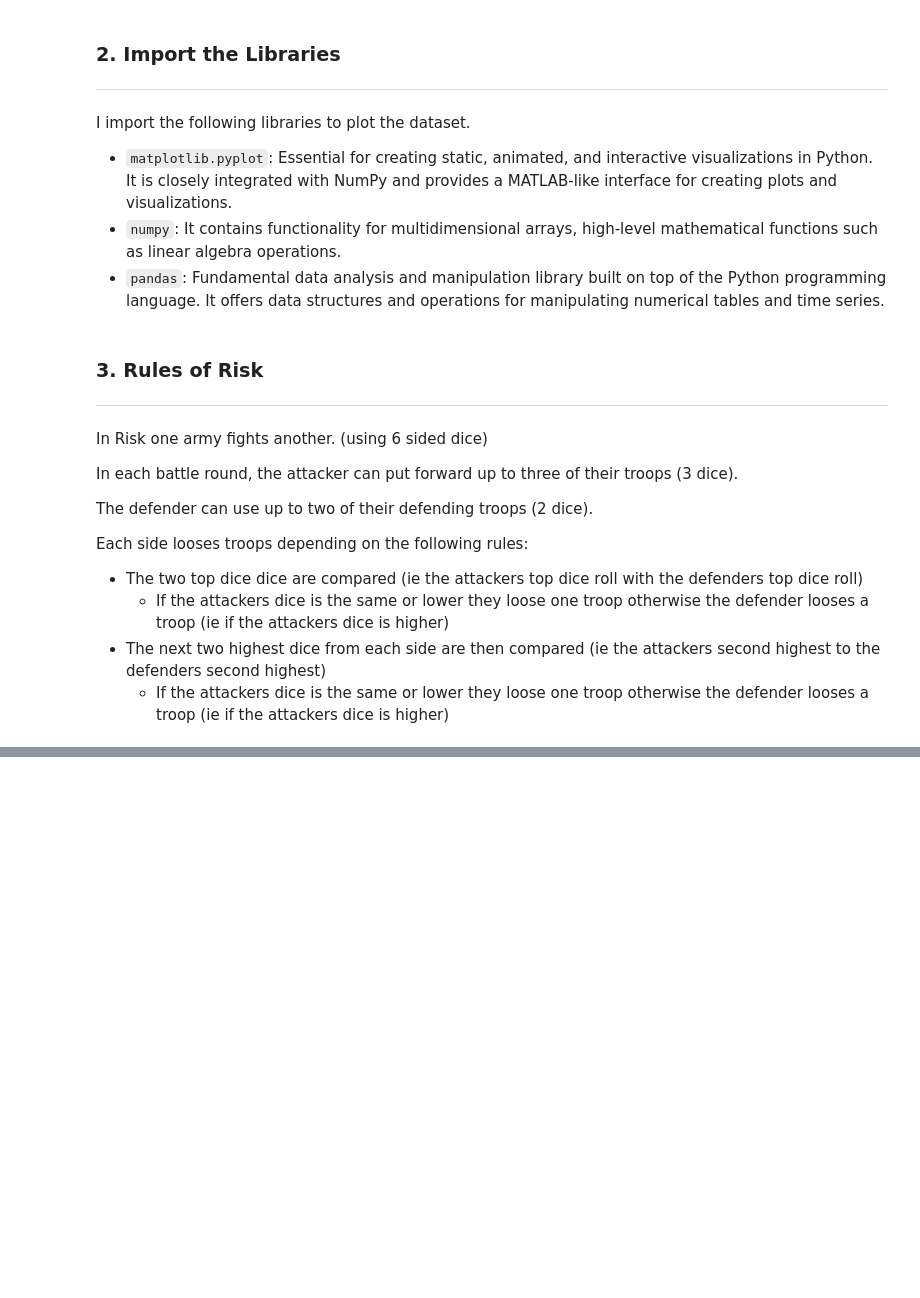
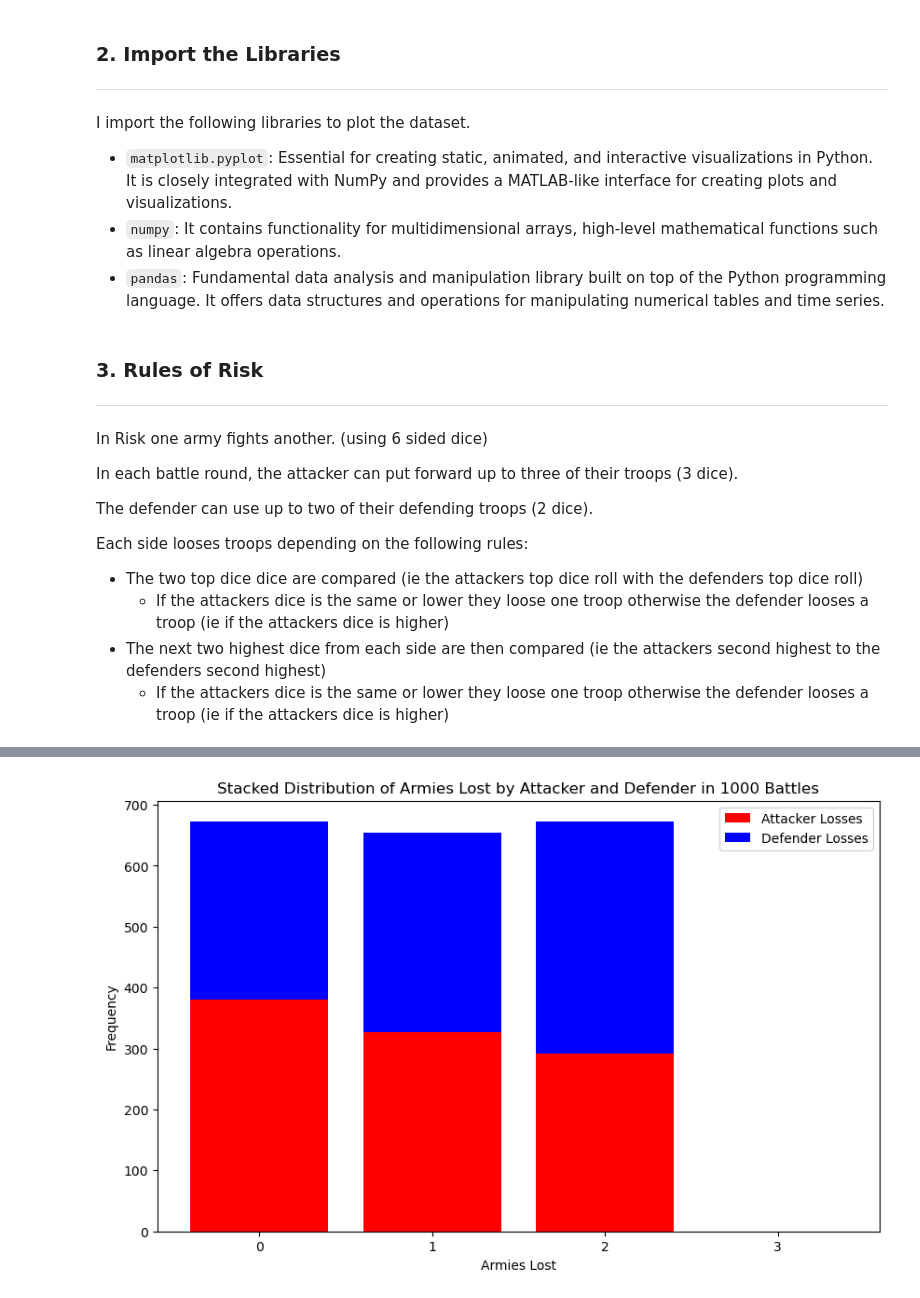
Before and after one commit to SBCURLEY/PFDA-assignments, a Jupyter notebook: assignment_5_risk.ipynb, the cells around one changed output, grey strips where cells are left out. Saved outputs shown, nothing was run; the diff lists cells and outputs as text; code cells hidden in the pictures; blank space fills up the shorter version.

```diff
--- a/assignment_5_risk.ipynb
+++ b/assignment_5_risk.ipynb
@@ -48,0 +85,81 @@ Each side looses troops depending on the following rules:
+# %%
+# Researching
+def simulate_battle():
+
+    attacker = np.random.randint(1, 7, 3)                   # generates an array of three random integers between 1 and 6 for the attacker’s dice.
+    defender = np.random.randint(1, 7, 2)                   # same for attacker
+
+    a = np.sort(attacker)[::-1]                             # sort attackers scores in descending order
+    b = np.sort(defender)[::-1]                             # sort defenders scores in descending order
+
+    attacker_score = 0                                      # counters - starting point is zero
+    defender_score = 0                                      # counters - starting point is zero
+
+    for i, j in zip(a, b):                                  # zip (a, b) pairs each sorted attacker roll with a defender roll. (descending above)
+        if i > j:                                           # if the attackers roll i is greater than the defenders roll j
+            defender_score += 1                             # the defender loses an army
+        else:
+            attacker_score += 1                             # otherwise the attacker loses an army
+
+    return attacker_score, defender_score                   # returns total losses
+
+def simulate_battles(n_rounds):
+    attacker_losses = np.zeros(n_rounds, dtype=int)         # stores the number of armies lost by the attacker
+    defender_losses = np.zeros(n_rounds, dtype=int)         # stores the number of armies lost by the defender
+
+    for i in range(n_rounds):                               # simulate each round of battle
+        attacker_loss, defender_loss = simulate_battle()
+        attacker_losses[i] = attacker_loss                  # results are stored
+        defender_losses[i] = defender_loss                  # results are stored
+
+    return attacker_losses, defender_losses                 # Returns the total number of armies lost by each side in each battle.
+
+# Simulate 1000 battles
+n_rounds = 1000
+attacker_losses, defender_losses = simulate_battles(n_rounds)
+
+# Count occurrences of each loss amount for both attacker and defender
+attacker_loss_counts = [np.sum(attacker_losses == i) for i in range(4)]         # generates values from 0 to 3
+defender_loss_counts = [np.sum(defender_losses == i) for i in range(3)]         # generates values from 0 to 2
+
+# Plotting with bar plot
+#x = np.arange(4)  # x-axis positions for attacker losses (0, 1, 2, 3)
+#width = 0.35  # Width of the bars
+
+#plt.figure(figsize=(10, 6))
+
+# Bar plot for attacker and defender losses
+#plt.bar(x - width/2, attacker_loss_counts, width, color='red', label='Attacker Losses')
+#plt.bar(x[:3] + width/2, defender_loss_counts, width, color='blue', label='Defender Losses')
+
+#plt.title('Distribution of Armies Lost by Attacker and Defender in 1000 Battles')
+#plt.xlabel('Armies Lost')
+#plt.ylabel('Frequency')
+#plt.xticks(x, labels=['0', '1', '2', '3'])  # Set x-axis labels to match loss amounts
+#plt.legend()
+#plt.grid(axis='y', linestyle='--', alpha=0.7)
+
+#plt.show()
+
+
+# Stacked bar chart
+labels = ['0','1', '2', '3']
+x = np.arange(len(labels))  # the label locations
+
+fig, ax = plt.subplots(figsize=(10, 6))
+
+# Plot each count in a stacked format
+ax.bar(x, attacker_loss_counts, color='red', label='Attacker Losses')
+ax.bar(x[:3], defender_loss_counts, color='blue', label='Defender Losses', bottom=attacker_loss_counts[:3])
+
+# Add labels and title
+ax.set_xlabel('Armies Lost')
+ax.set_ylabel('Frequency')
+ax.set_title('Stacked Distribution of Armies Lost by Attacker and Defender in 1000 Battles')
+ax.set_xticks(x)
+ax.set_xticklabels(labels)
+ax.legend()
+
+plt.show()
+# %% [output]
+[figure, added]
```
Also changed, not shown: parts of 7 cells of this notebook.
